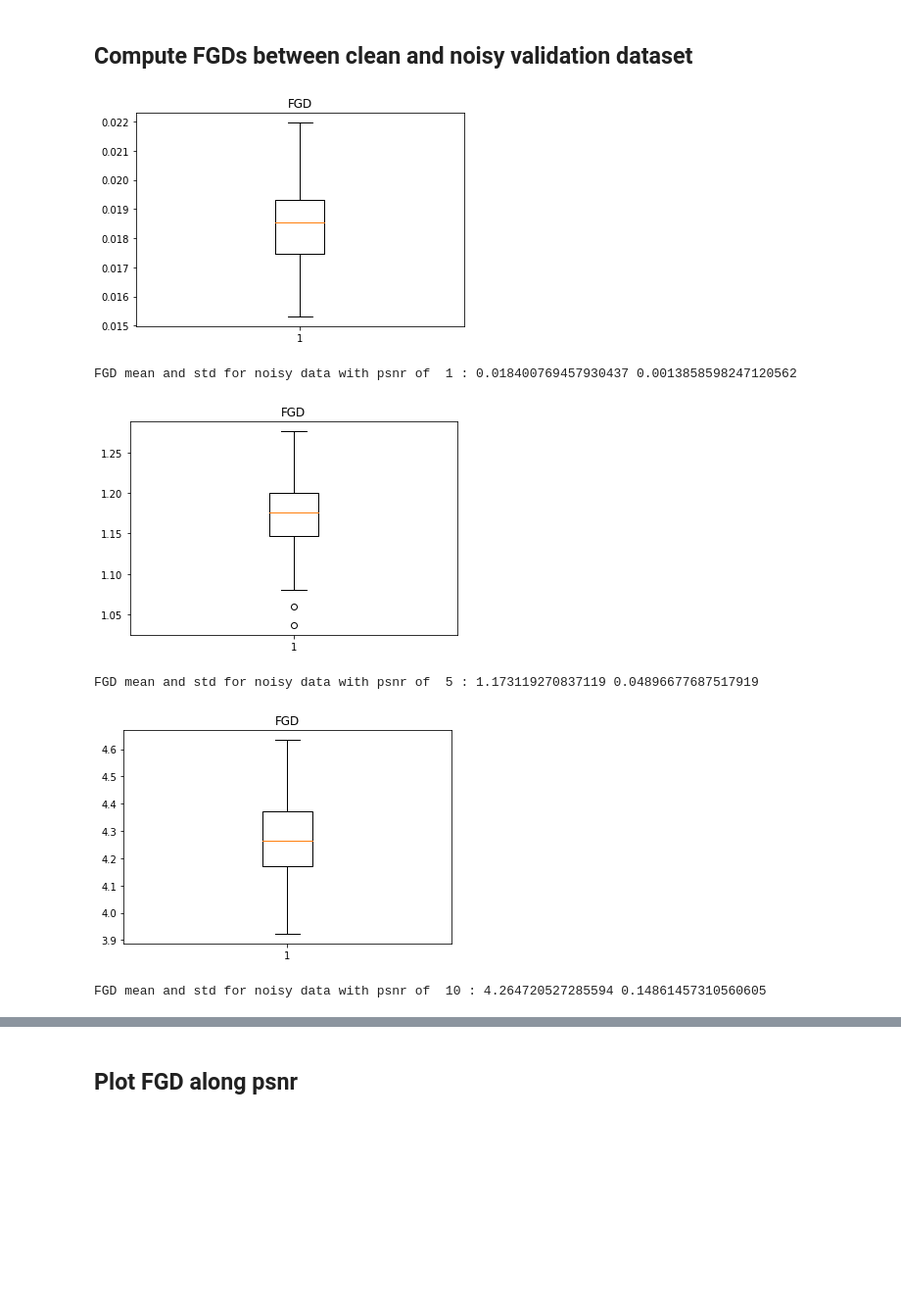
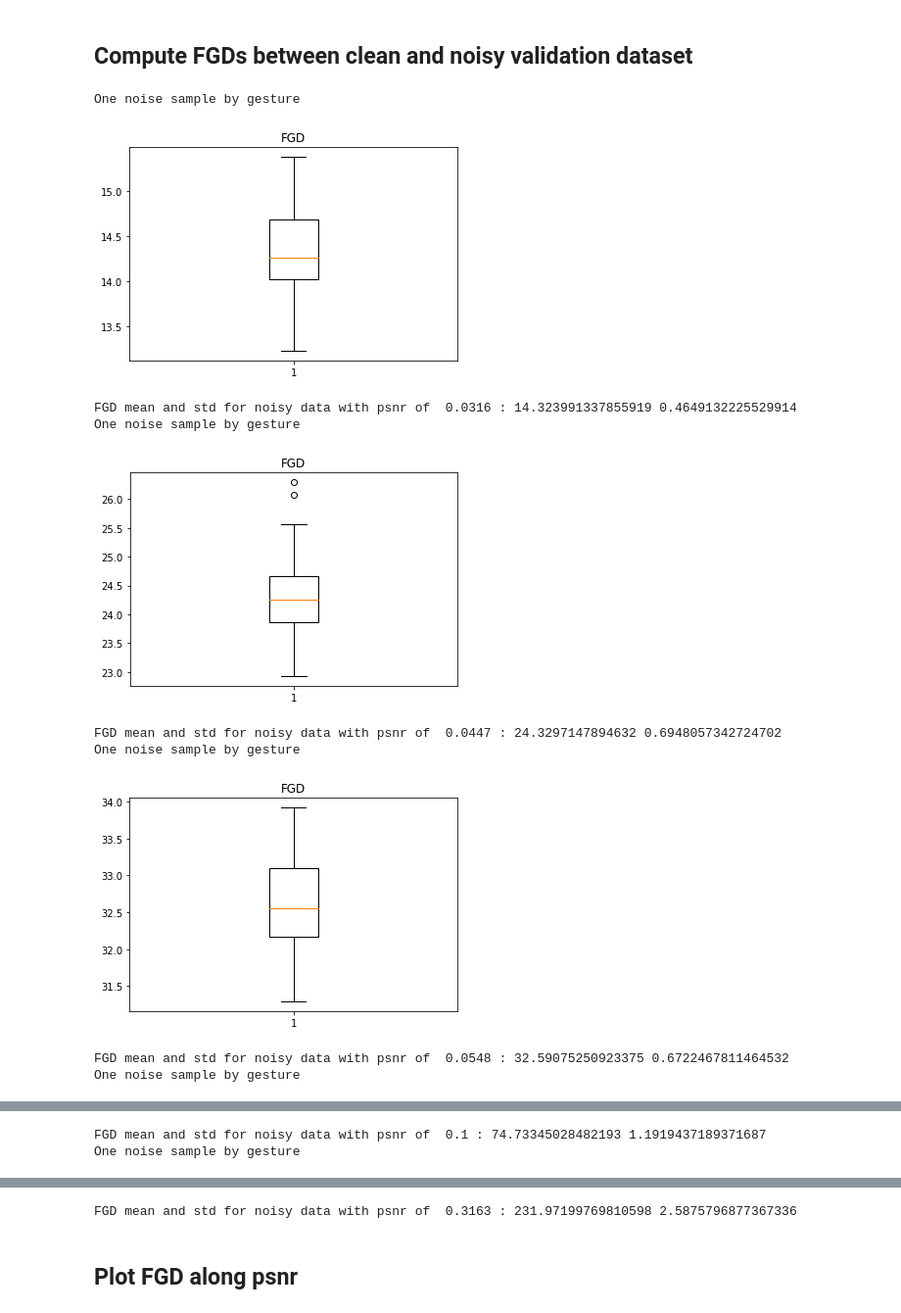
Before and after one commit to antmaio/FrechetMotionDistance, a Jupyter notebook: FGD_Conv1d.ipynb, the cells around one changed output, grey strips where cells are left out. Shown at 98% size. Drawn from its saved outputs; the diff is of its cells as text; code cells hidden in the pictures; blank space fills up the shorter version.

Commit message:
one noise by dataset

```diff
--- a/FGD_Conv1d.ipynb
+++ b/FGD_Conv1d.ipynb
@@ -672,7 +734,7 @@ if save:
 ## Concatenate poses from noisy dataloader to save and later visualize noisy motion
 # %%
 ALL_NOISE = ['gaussian_noise', 'saltandpepper_noise', 'temporal_noise']
-method = 'saltandpepper_noise'
+method = 'gaussian_noise'
 method_str = method.split('_')[0]
 save = False
 
@@ -680,7 +742,7 @@ if method not in ALL_NOISE:
     raise NotImplementedError
 
 if method == 'gaussian_noise':
-    stds = [0.0316, 0.0447, 0.0548]
+    stds = [0.0316, 0.0447, 0.0548, 0.1, 0.3163]
 elif method == 'saltandpepper_noise':
     stds = [0.1,0.15,0.2] #This is not noise std!
 elif method == 'temporal_noise':
@@ -711,46 +773,72 @@ n = 50 #number of test
 save = True
 #Writing FGD txt file for each std and then load it afterwards to plot it better
 
+cov_ls, cov_lsn = np.empty((n*len(stds), 32, 32)), np.empty((n*len(stds), 32, 32))
+mean_ls, mean_lsn = np.empty((n*len(stds), 32)), np.empty((n*len(stds), 32))
+
+latent_spaces_all = []
+latent_spaces_noisy_all = []
+
 if save:
     with open(f'../Gesture-Generation-from-Trimodal-Context/figures/{args.n_poses} frames/fgd_{method_str}_{n}_s2.txt','w') as f:
+        j = 0
         for std in stds:
             fgds = []
             val_dataset_noisy = Human36M(path, mean_dir_vec, n_poses=args.n_poses, is_train=False, augment=False, method=method, std=std)
             test_loader_noisy = DataLoader(dataset=val_dataset_noisy, batch_size=args.batch_size, shuffle=False, drop_last=True)
             for _ in tqdm(range(n)):
 
-                latent_spaces_noisy_gt = compute_latent_space(test_loader_noisy)
-                fgd = compute_fgd(latent_spaces, latent_spaces_noisy_gt)
+                latent_spaces = compute_latent_space(test_loader, generator, args.variational_encoding)
+                latent_spaces_noisy_gt = compute_latent_space(test_loader_noisy, generator, args.variational_encoding, with_noise=True)
+                latent_spaces_all.append(latent_spaces.detach().cpu().numpy())
+                latent_spaces_noisy_all.append(latent_spaces_noisy_gt.detach().cpu().numpy())
+                fgd, mean_ls_, mean_lsn_, cov_ls_, cov_lsn_  = compute_fgd(latent_spaces, latent_spaces_noisy_gt)
+                mean_ls[j], mean_lsn[j], cov_ls[j], cov_lsn[j] = mean_ls_, mean_lsn_, cov_ls_, cov_lsn_
                 fgds.append(fgd)
+                j = j+1
 
             fig1, ax1 = plt.subplots()
             ax1.set_title('FGD')
             ax1.boxplot(fgds)
             plt.show()
 
             print('FGD mean and std for noisy data with psnr of ', std , ':', np.array(fgds).mean(), np.array(fgds).std())
             f.write(f'{std} {np.array(fgds).mean()} {np.array(fgds).std()}\n')
+
+    np.savez_compressed(f'stats_{method}',
+                        mean_ls = mean_ls,
+                        mean_lsn = mean_lsn,
+                        cov_ls = cov_ls,
+                        cov_lsn = cov_lsn,
+                        latent_spaces = np.array(latent_spaces_all),
+                        latent_spaces_noisy = np.array(latent_spaces_noisy_all))
+
 else:
     for std in  stds:
         fgds = []
-        val_dataset_noisy = Human36M(path, mean_dir_vec, is_train=False, augment=False, method=method, std=std)
+        val_dataset_noisy = Human36M(path, mean_dir_vec, n_poses=args.n_poses, is_train=False, augment=False, method=method, std=std)
         test_loader_noisy = DataLoader(dataset=val_dataset_noisy, batch_size=args.batch_size, shuffle=False, drop_last=True)
         for _ in tqdm(range(n)):
 
-            latent_spaces_noisy_gt = compute_latent_space(test_loader_noisy)
-            fgd = compute_fgd(latent_spaces, latent_spaces_noisy_gt)
-            fgds.append(fgd)
+            #latent_spaces = compute_latent_space(test_loader, generator, args.variational_encoding)
+            latent_spaces_noisy_gt = compute_latent_space(test_loader_noisy, generator, args.variational_encoding, with_noise=True)
+            #fgd, mean_ls_, mean_lsn_, cov_ls_, cov_lsn_  = compute_fgd(latent_spaces, latent_spaces_noisy_gt)
 
+        '''
         fig1, ax1 = plt.subplots()
         ax1.set_title('FGD')
         ax1.boxplot(fgds)
         plt.show()
-
-        print('FGD mean and std for noisy data with psnr of ', std , ':', np.array(fgds).mean(), np.array(fgds).std())
+        '''
+        #print('FGD mean and std for noisy data with psnr of ', std , ':', np.array(fgds).mean(), np.array(fgds).std())
 # %% [output]
+One noise sample by gesture
-[figure, old version]
+[figure, new version]
-FGD mean and std for noisy data with psnr of  1 : 0.018400769457930437 0.0013858598247120562
+FGD mean and std for noisy data with psnr of  0.0316 : 14.323991337855919 0.4649132225529914
+One noise sample by gesture
-[figure, old version]
+[figure, new version]
-FGD mean and std for noisy data with psnr of  5 : 1.173119270837119 0.04896677687517919
+FGD mean and std for noisy data with psnr of  0.0447 : 24.3297147894632 0.6948057342724702
+One noise sample by gesture
-[figure, old version]
+[figure, new version]
-FGD mean and std for noisy data with psnr of  10 : 4.264720527285594 0.14861457310560605
+FGD mean and std for noisy data with psnr of  0.0548 : 32.59075250923375 0.6722467811464532
+One noise sample by gesture
@@ -756,0 +846,2 @@ FGD mean and std for noisy data with psnr of  10 : 4.264720527285594 0.148614573
+FGD mean and std for noisy data with psnr of  0.1 : 74.73345028482193 1.1919437189371687
+One noise sample by gesture
@@ -757,3 +849,4 @@ FGD mean and std for noisy data with psnr of  10 : 4.264720527285594 0.148614573
+FGD mean and std for noisy data with psnr of  0.3163 : 231.97199769810598 2.5875796877367336
 # %% [markdown]
 ## Plot FGD along psnr
 # %%
```
Also changed, not shown: parts of 19 cells of this notebook.
